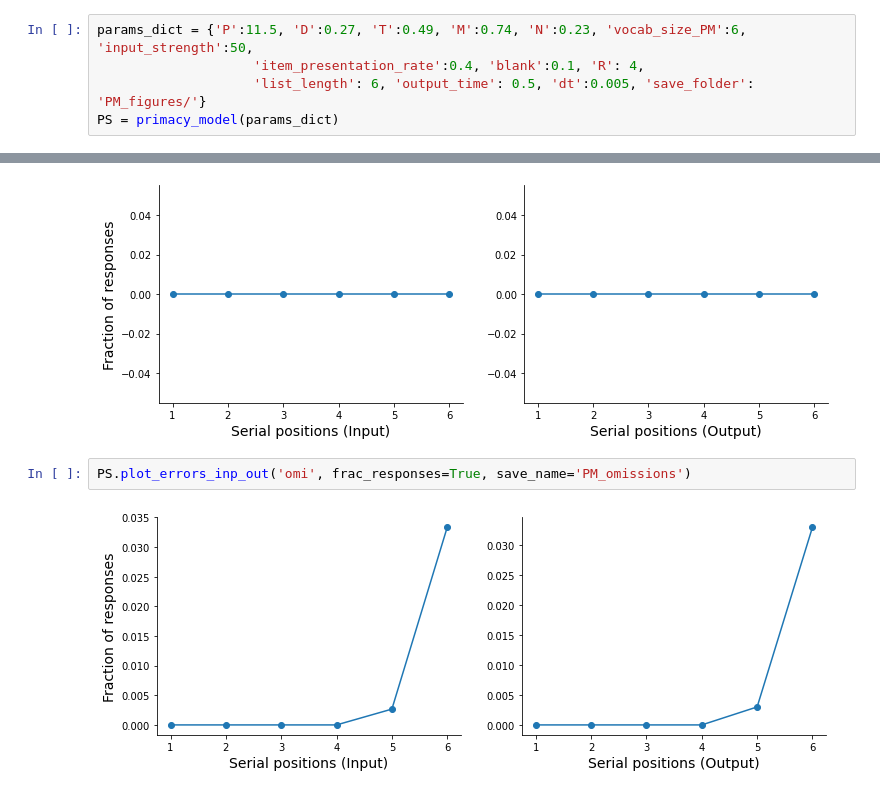
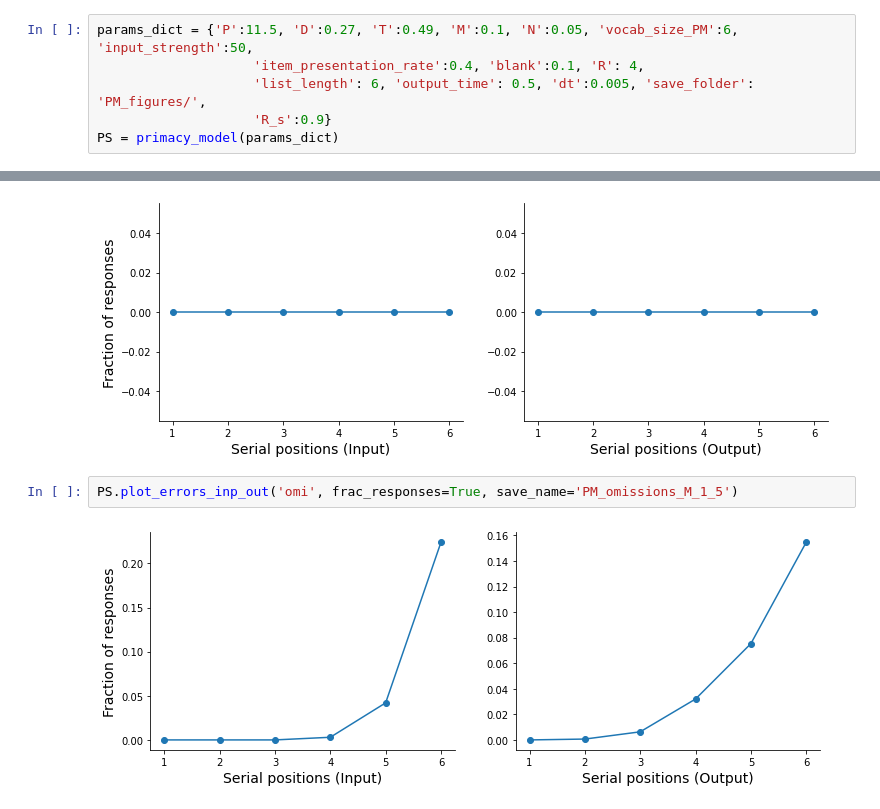
Before and after one commit to ebrahimfeghhi/isr_models, a Jupyter notebook: primacy_model.ipynb, the cells around one changed output, grey strips where cells are left out. Saved outputs shown, nothing was run; the diff lists cells and outputs as text.

```diff
--- a/primacy_model.ipynb
+++ b/primacy_model.ipynb
@@ -6,7 +6,8 @@ from isr_psych_models import primacy_model
 # %%
-params_dict = {'P':11.5, 'D':0.27, 'T':0.49, 'M':0.74, 'N':0.23, 'vocab_size_PM':6, 'input_strength':50,
+params_dict = {'P':11.5, 'D':0.27, 'T':0.49, 'M':0.1, 'N':0.05, 'vocab_size_PM':6, 'input_strength':50,
                     'item_presentation_rate':0.4, 'blank':0.1, 'R': 4,
-                    'list_length': 6, 'output_time': 0.5, 'dt':0.005, 'save_folder': 'PM_figures/'}
+                    'list_length': 6, 'output_time': 0.5, 'dt':0.005, 'save_folder': 'PM_figures/',
+                    'R_s':0.9}
 PS = primacy_model(params_dict)
 # %%
 PS.simulate_trials_PM(num_trials=3000)
@@ -19,6 +20,6 @@ PS.plot_errors_inp_out('rep', frac_responses=True, save_name='PM_repetitions')
 # %% [output]
 [figure]
 # %%
-PS.plot_errors_inp_out('omi', frac_responses=True, save_name='PM_omissions')
+PS.plot_errors_inp_out('omi', frac_responses=True, save_name='PM_omissions_M_1_5')
 # %% [output]
-[figure, old version]
+[figure, new version]
```
Also changed, not shown: parts of 2 cells of this notebook, 25 other files.
